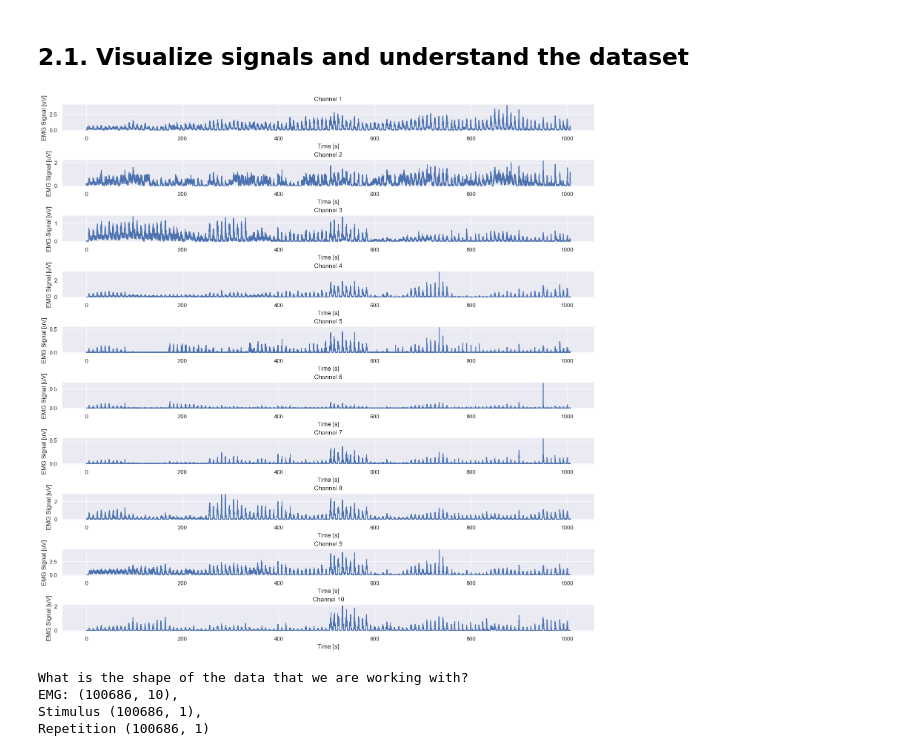
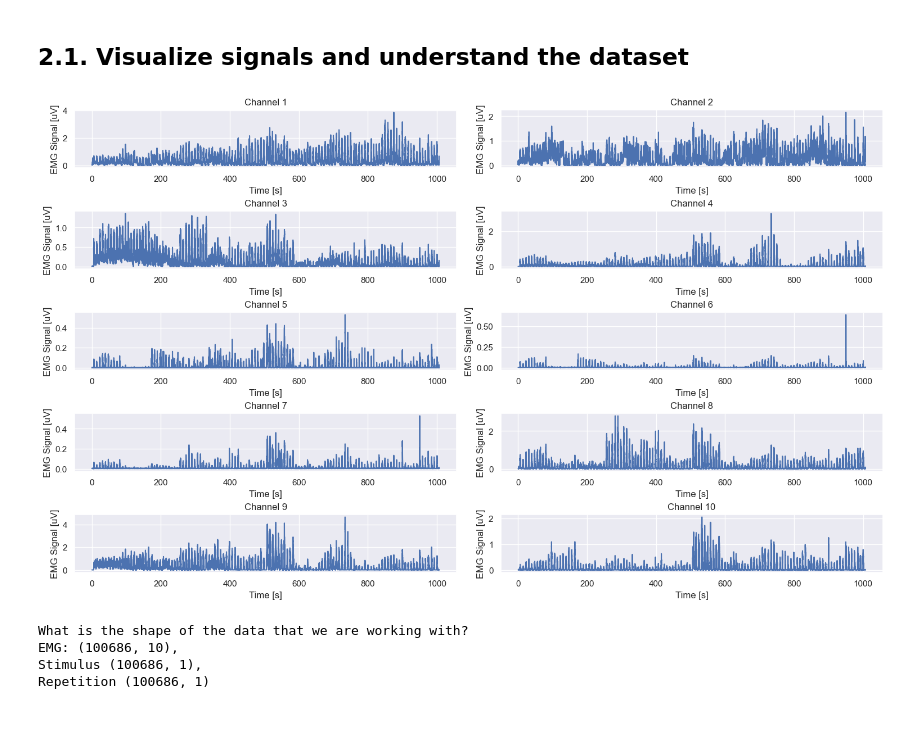
Before and after one commit to Tournedos/NSSP_project2_groupK, a Jupyter notebook: Part1.ipynb, the cells around one changed output. Drawn from its saved outputs; the diff is of its cells as text; code cells hidden in the pictures; blank space fills up the shorter version.

```diff
--- a/Part1.ipynb
+++ b/Part1.ipynb
@@ -54,17 +54,18 @@ There are 10 channels.
 # %%
 n_channels = emg.shape[1]
 time_steps = np.arange(0,emg.shape[0]/fs, 1/fs)
 
-fig, ax = plt.subplots(n_channels, 1, constrained_layout=True, figsize=(15, 15))
+fig, ax = plt.subplots(5, 2, constrained_layout=True, figsize=(15, 9))
+ax = ax.ravel()
 for channel_idx in range(n_channels):
     ax[channel_idx].plot(time_steps, emg[:, channel_idx])
     ax[channel_idx].set_title(f"Channel {channel_idx+1}")
     ax[channel_idx].set_xlabel("Time [s]")
     ax[channel_idx].set_ylabel("EMG Signal [uV]")
 fig.savefig("plots/emg_channels_timeseries.png", dpi=300, bbox_inches="tight")
 plt.show()
 # %% [output]
-[figure, old version]
+[figure, new version]
 # %%
 # Data is already partly preprocessed!
 
```
